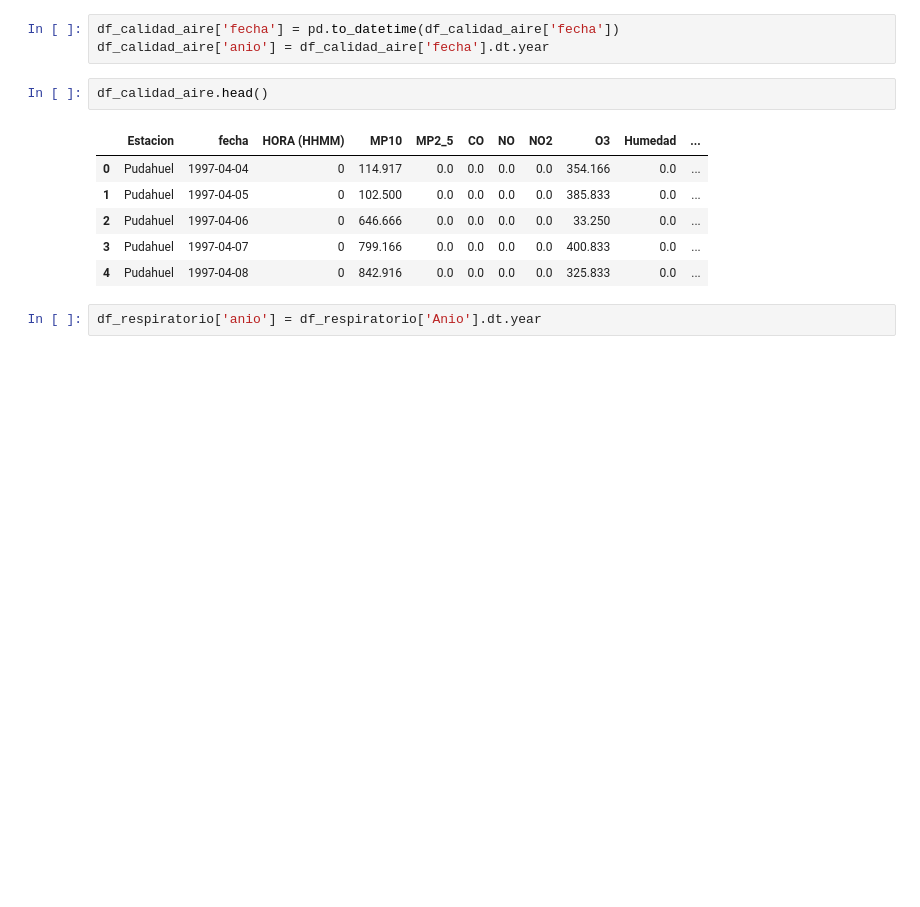
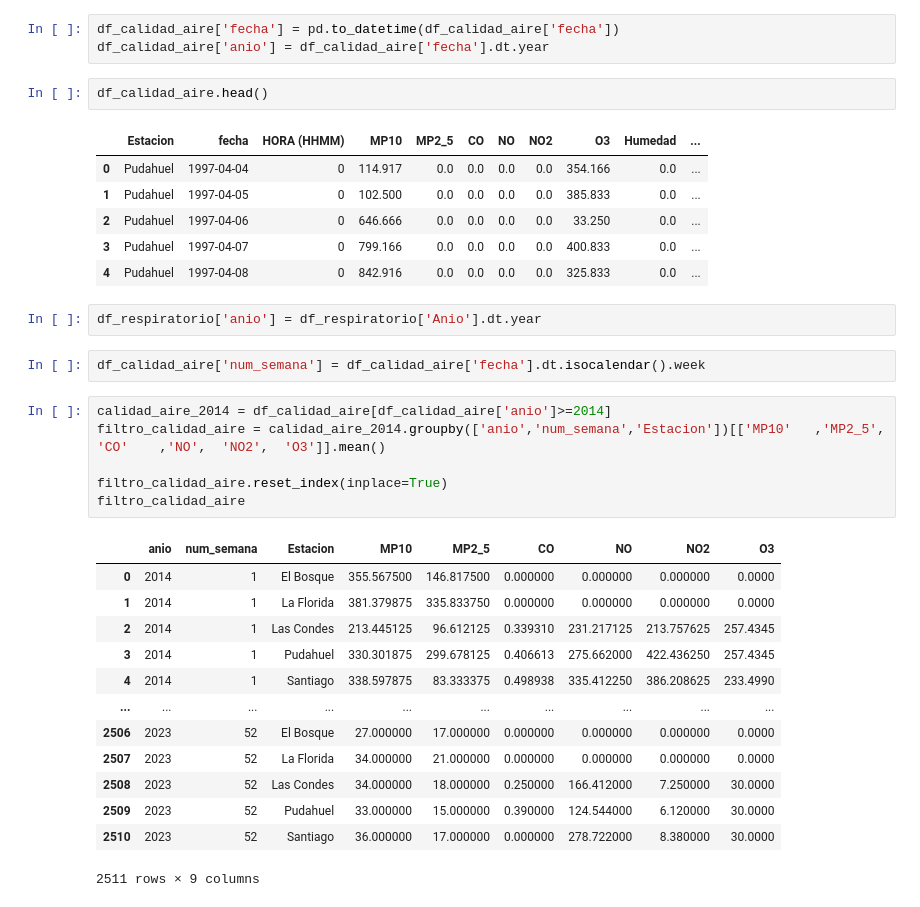
Before and after one commit to Branlut/miniproyecto2, a Jupyter notebook: analisis.ipynb, the cells around one changed output. Saved outputs shown, nothing was run; the diff lists cells and outputs as text; blank space fills up the shorter version.

```diff
--- a/analisis.ipynb
+++ b/analisis.ipynb
@@ -216,4 +216,26 @@ df_calidad_aire.head()
 | 4 | Pudahuel | 1997-04-08 | 0 | 842.916 | 0.0 | 0.0 | 0.0 | 0.0 | 325.833 | 0.0 | ... |
 # %%
 df_respiratorio['anio'] = df_respiratorio['Anio'].dt.year
+# %%
+df_calidad_aire['num_semana'] = df_calidad_aire['fecha'].dt.isocalendar().week
+# %%
+calidad_aire_2014 = df_calidad_aire[df_calidad_aire['anio']>=2014]
+filtro_calidad_aire = calidad_aire_2014.groupby(['anio','num_semana','Estacion'])[['MP10'	,'MP2_5',	'CO'	,'NO',	'NO2',	'O3']].mean()
+
+filtro_calidad_aire.reset_index(inplace=True)
+filtro_calidad_aire
+# %% [output]
+|  | anio | num_semana | Estacion | MP10 | MP2_5 | CO | NO | NO2 | O3 |
+| 0 | 2014 | 1 | El Bosque | 355.567500 | 146.817500 | 0.000000 | 0.000000 | 0.000000 | 0.0000 |
+| 1 | 2014 | 1 | La Florida | 381.379875 | 335.833750 | 0.000000 | 0.000000 | 0.000000 | 0.0000 |
+| 2 | 2014 | 1 | Las Condes | 213.445125 | 96.612125 | 0.339310 | 231.217125 | 213.757625 | 257.4345 |
+| 3 | 2014 | 1 | Pudahuel | 330.301875 | 299.678125 | 0.406613 | 275.662000 | 422.436250 | 257.4345 |
+| 4 | 2014 | 1 | Santiago | 338.597875 | 83.333375 | 0.498938 | 335.412250 | 386.208625 | 233.4990 |
+| ... | ... | ... | ... | ... | ... | ... | ... | ... | ... |
+| 2506 | 2023 | 52 | El Bosque | 27.000000 | 17.000000 | 0.000000 | 0.000000 | 0.000000 | 0.0000 |
+| 2507 | 2023 | 52 | La Florida | 34.000000 | 21.000000 | 0.000000 | 0.000000 | 0.000000 | 0.0000 |
+| 2508 | 2023 | 52 | Las Condes | 34.000000 | 18.000000 | 0.250000 | 166.412000 | 7.250000 | 30.0000 |
+| 2509 | 2023 | 52 | Pudahuel | 33.000000 | 15.000000 | 0.390000 | 124.544000 | 6.120000 | 30.0000 |
+| 2510 | 2023 | 52 | Santiago | 36.000000 | 17.000000 | 0.000000 | 278.722000 | 8.380000 | 30.0000 |
+2511 rows × 9 columns
 # %%
```
Also changed, not shown: parts of 8 cells of this notebook.
